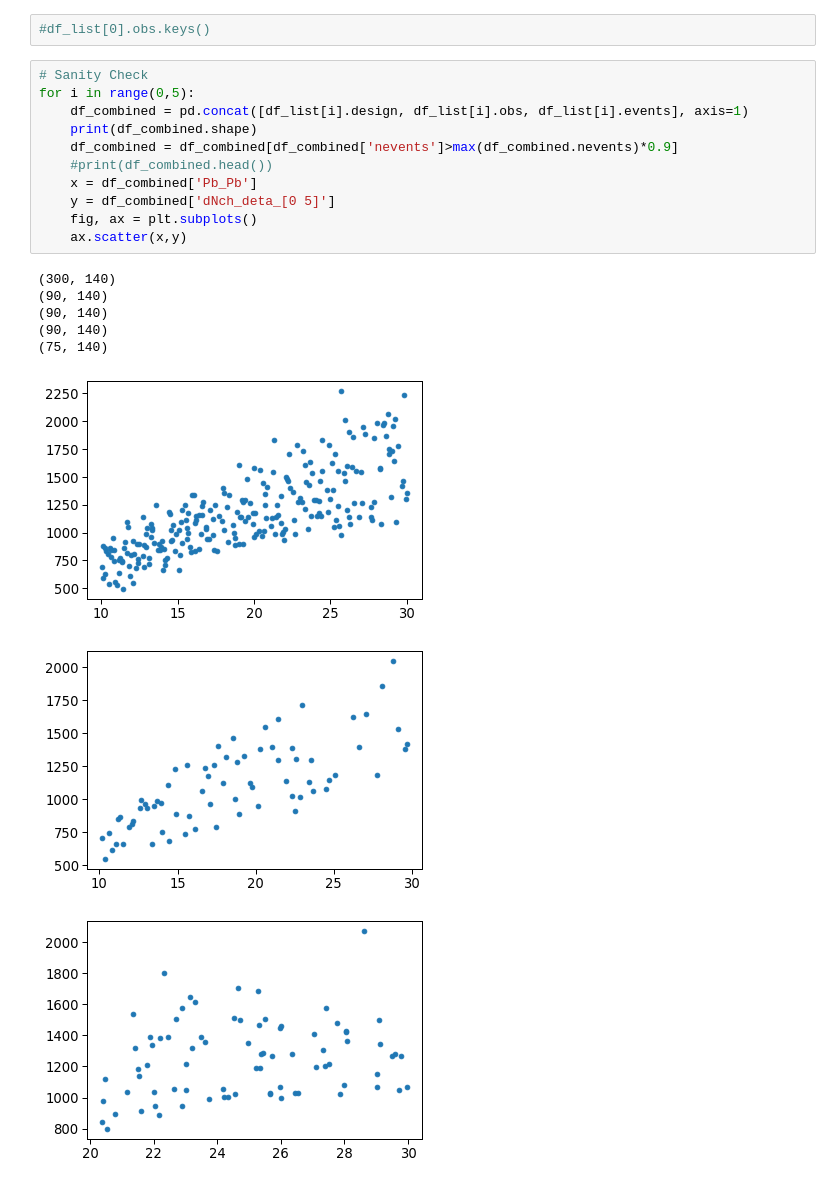
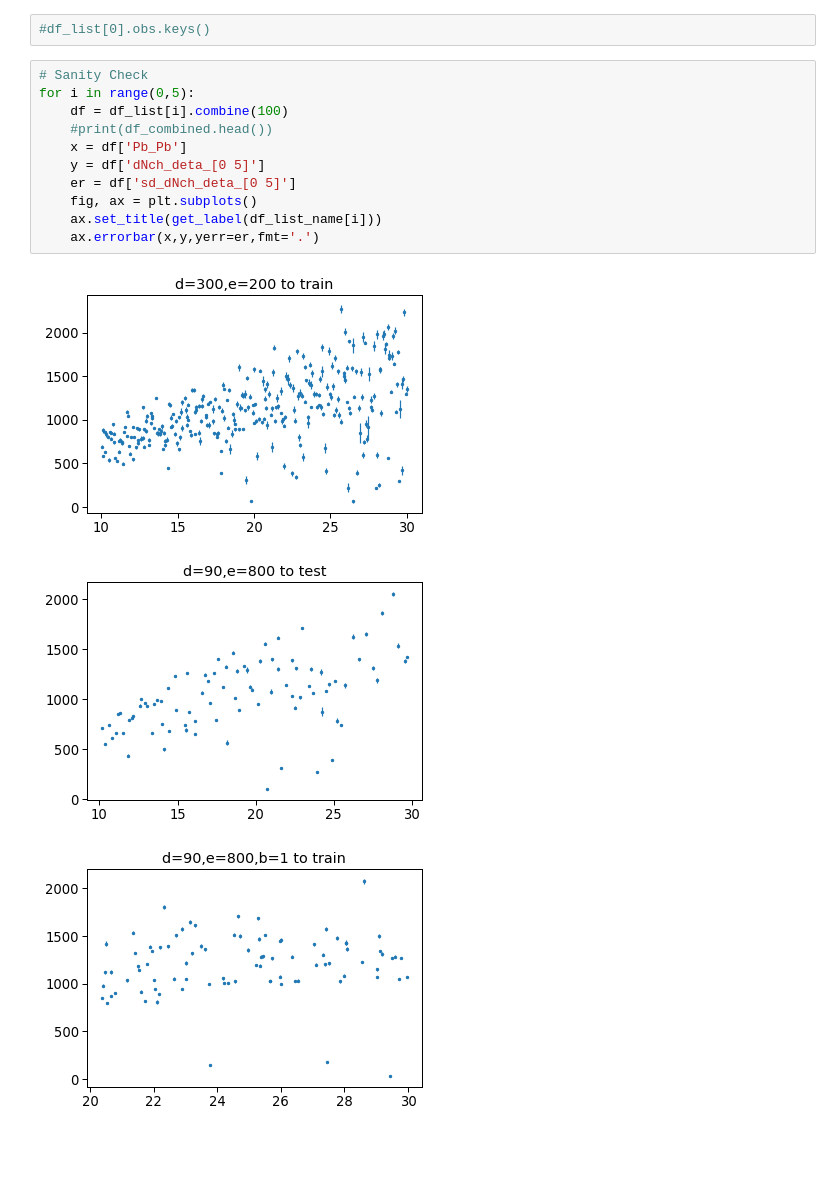
Before and after one commit to danOSU/observables, a Jupyter notebook: vah_design/emulation/Exploration.ipynb, the cells around one changed output. Cells and saved outputs as stored; diff of their text form; blank space fills up the shorter version.

Commit message:
Use new combine method and do sanity check with error bars

```diff
--- a/vah_design/emulation/Exploration.ipynb
+++ b/vah_design/emulation/Exploration.ipynb
@@ -117,20 +114,15 @@ sns.pairplot(df_combined.drop(['design','nevents'], axis=1), diag_kind='hist')
 # %%
 # Sanity Check
 for i in range(0,5):
-    df_combined = pd.concat([df_list[i].design, df_list[i].obs, df_list[i].events], axis=1)
-    print(df_combined.shape)
-    df_combined = df_combined[df_combined['nevents']>max(df_combined.nevents)*0.9]
+    df = df_list[i].combine(100)
     #print(df_combined.head())
-    x = df_combined['Pb_Pb']
-    y = df_combined['dNch_deta_[0 5]']
+    x = df['Pb_Pb']
+    y = df['dNch_deta_[0 5]']
+    er = df['sd_dNch_deta_[0 5]']
     fig, ax = plt.subplots()
-    ax.scatter(x,y)
+    ax.set_title(get_label(df_list_name[i]))
+    ax.errorbar(x,y,yerr=er,fmt='.')
 # %% [output]
-(300, 140)
-(90, 140)
-(90, 140)
-(90, 140)
-(75, 140)
-[figure, old version]
+[figure, new version]
-[figure, old version]
+[figure, new version]
-[figure, old version]
+[figure, new version]
```
Also changed, not shown: parts of 2 cells of this notebook.
